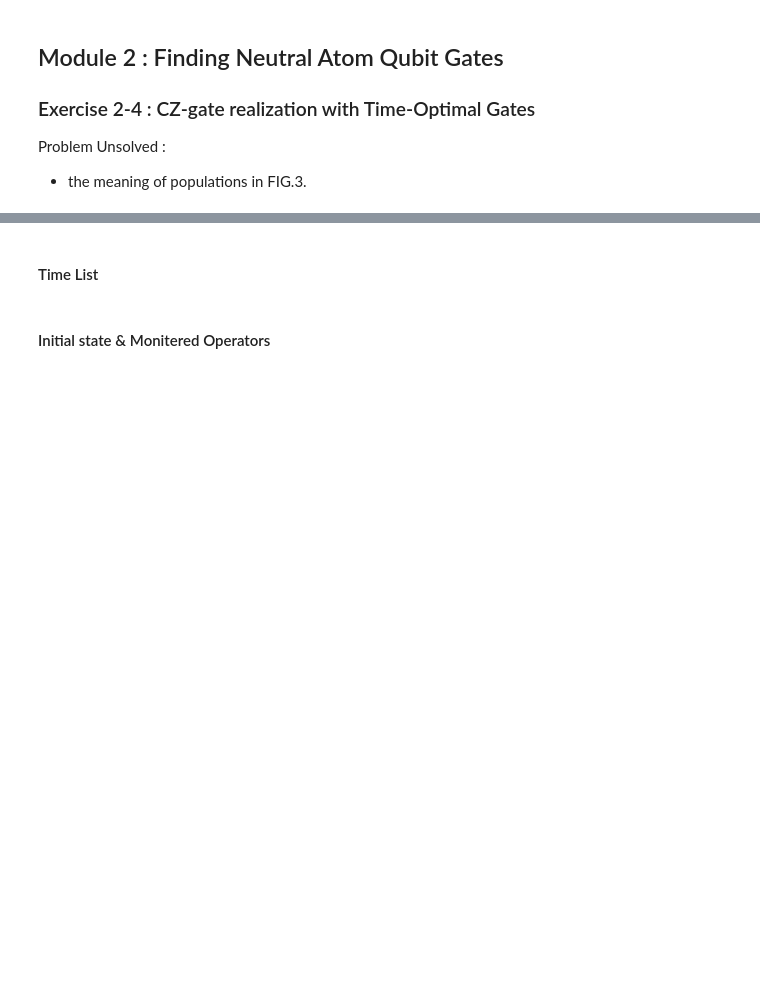
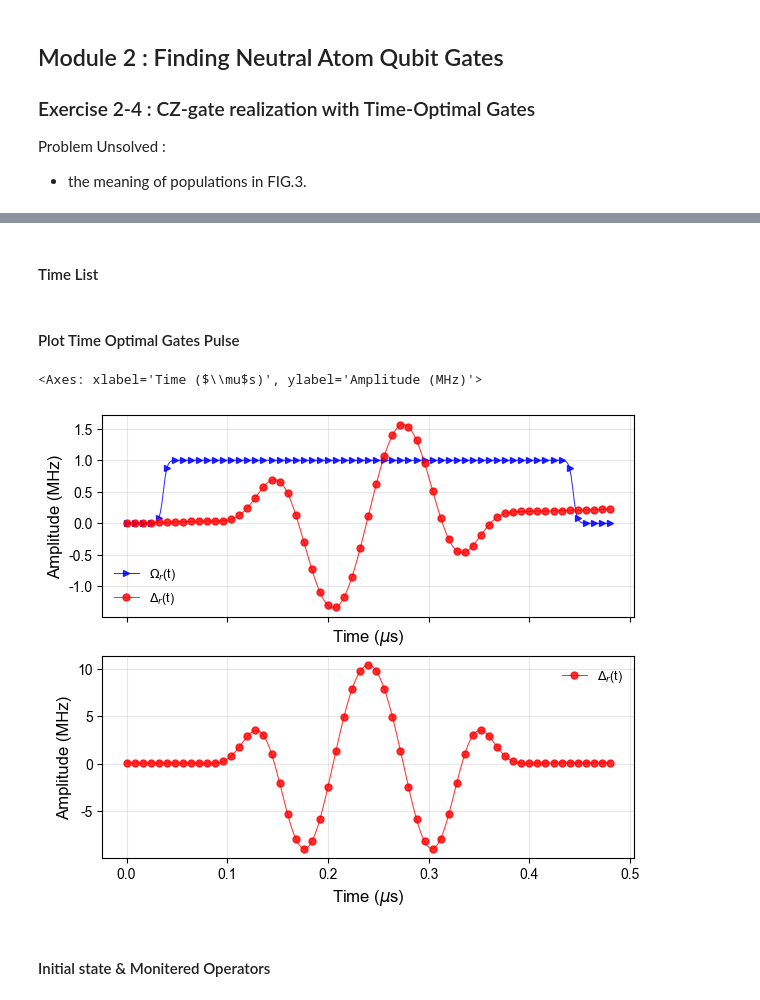
Before and after one commit to great-history/Neutral_Atom_Qubit_Simulations, a Jupyter notebook: module2_CZ_gate_realization_time_optimal_pulse.ipynb, the cells around one changed output, grey strips where cells are left out. Drawn from its saved outputs; the diff is of its cells as text; code cells hidden in the pictures; blank space fills up the shorter version.

```diff
--- a/module2_CZ_gate_realization_time_optimal_pulse.ipynb
+++ b/module2_CZ_gate_realization_time_optimal_pulse.ipynb
@@ -64,2 +56,0 @@ Rydberg_B = 2 * np.pi * 3.8 # [MHz] low interaction strength for time-optimal pu
-# %% [markdown]
-#### Time List
@@ -68,0 +57,2 @@ tlist = np.linspace(0, T_gate, 300 + 1) * time_unit  # [us]
+# %% [markdown]
+#### Time List
@@ -69,3 +62,54 @@ tlist = np.linspace(0, T_gate, 300 + 1) * time_unit  # [us]
+# %% [markdown]
+#### Plot Time Optimal Gates Pulse
+# %%
+plotting_styles["Omega_r_pulse"]["markevery"] = 5
+plotting_styles["Delta_r_pulse"]["markevery"] = 5
+plt.rcParams.update(plt_config)
+
+fig, axes = plt.subplots(2, 1, figsize=(6, 5), sharex=True, sharey=False, constrained_layout=True)
+axes = axes.ravel()
+# Plot the pulse shapes of Omega_r and the phase profile of Delta_r
+pulse_dict = {
+  'Omega_r': {'data': time_optimal_pulse_Omega_r, 'args': Omega_r_pulse_args,
+              'label': r'$\Omega_r$(t)', 'style': 'Omega_r_pulse', 'normalize_factor': amp_Omega_r},
+  'Phase Profile': {'data': time_optimal_pulse_phase_profile, 'args': Delta_r_pulse_args,
+              'label': r'$\Delta_r$(t)', 'style': 'Delta_r_pulse', 'normalize_factor': 1.0}
+}
+
+plot_pulse_shapes(
+  ax = axes[0],
+  tlist = tlist,
+  pulse_dict = pulse_dict,
+  title = None,
+  xlabel = r"Time ($\mu$s)",
+  ylabel = "Amplitude (MHz)",
+  normalize_2pi = False,  # 使用每个脉冲自己的 normalize_factor
+  ylim = None,
+  grid_alpha = 0.3,
+  # legend_config = legend_styles['compact'],
+)
+
+# Plot the pulse shapes of Delta_r
+pulse_dict = {
+  'Delta_r': {'data': time_optimal_pulse_Delta_r, 'args': Delta_r_pulse_args,
+              'label': r'$\Delta_r$(t)', 'style': 'Delta_r_pulse', 'normalize_factor': 2 * np.pi}
+}
+
+plot_pulse_shapes(
+  ax = axes[1],
+  tlist = tlist,
+  pulse_dict = pulse_dict,
+  title = None,
+  xlabel = r"Time ($\mu$s)",
+  ylabel = "Amplitude (MHz)",
+  normalize_2pi = False,  # 使用每个脉冲自己的 normalize_factor
+  ylim = None,
+  grid_alpha = 0.3,
+  # legend_config = legend_styles['compact'],
+)
+# %% [output]
+<Axes: xlabel='Time ($\\mu$s)', ylabel='Amplitude (MHz)'>
+[figure, added]
 # %% [markdown]
 #### Initial state & Monitered Operators
 # %%
```
Also changed, not shown: parts of 11 cells of this notebook, 7 other files.
